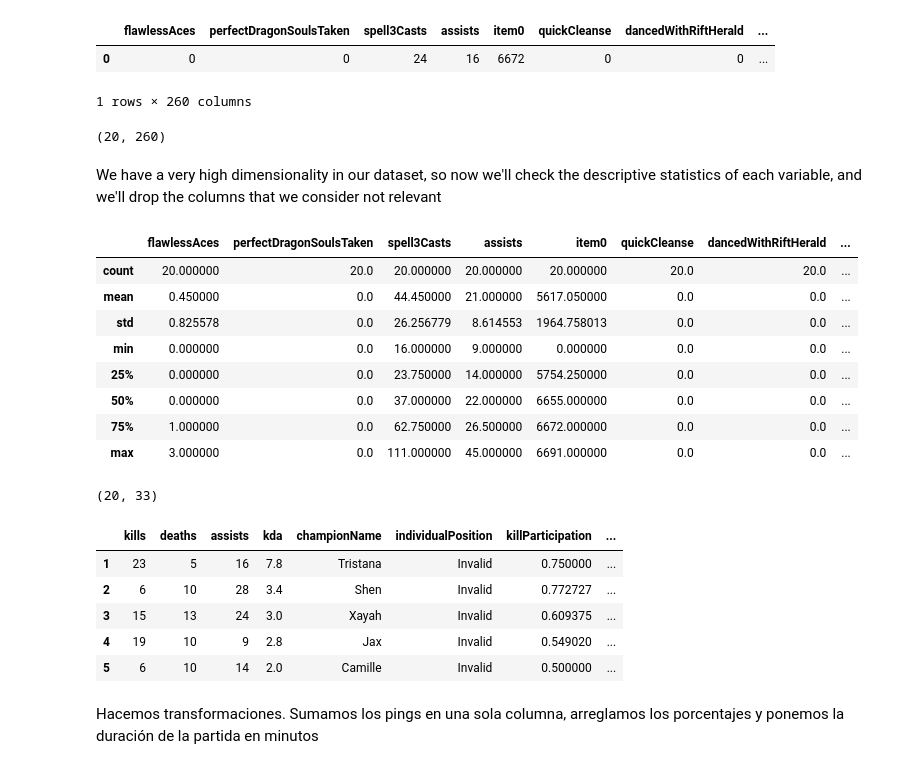
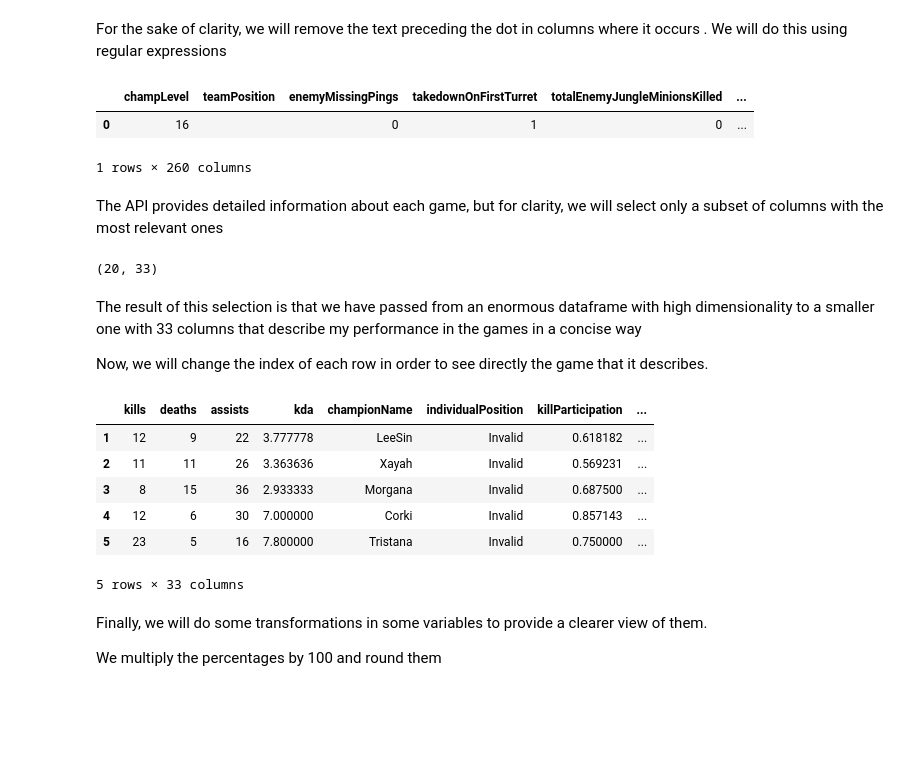
Before and after one commit to K3nse1/LeagueOfLegendsETL, a Jupyter notebook: lol_etl.ipynb, the cells around one changed output. Cells and saved outputs as stored; diff of their text form; code cells hidden in the pictures; blank space fills up the shorter version.

Commit message:
needs review

```diff
--- a/lol_etl.ipynb
+++ b/lol_etl.ipynb
@@ -55,7 +78,4 @@ Cargamos una lista con DF a partir de los CSV
 # %%
-list_df = []
-
 for i in range(len(game_id)):
-    list_df.append((pd.read_csv('games\\game' + str (i+1) + '.csv')))
     print (list_df[i].shape)
 # %% [output]
@@ -84,4 +104,8 @@ No tienen las mismas columnas, de modo que vamos a quedarnos únicamente con las
 # %%
 common_columns = list(set.intersection(*(set(df.columns) for df in list_df)))
-common_columns[0:10] #Vemos algunas
+
+game_history = pd.concat(list_df)
+game_history = game_history [common_columns]
+
+game_history.shape
 # %% [output]
@@ -113,3 +125,5 @@ Eliminamos las palabras previas al punto
+# %% [markdown]
+For the sake of clarity, we will remove the text preceding the dot in columns where it occurs . We will do this using regular expressions
 # %%
 def remove_dot (string):
     pattern = r'.*?\.(.*)'
@@ -119,35 +133,27 @@ def remove_dot (string):
     else:
         return string
 # %%
-df_columns = list(df_joined.columns)
+df_columns = list(game_history.columns)
 
 for i,j in enumerate(df_columns):
     df_columns[i] = remove_dot(j)
 
-df_joined.columns = df_columns
+game_history.columns = df_columns
 
-df_joined.head(1)
+game_history.head(1)
 # %% [output]
-|  | flawlessAces | perfectDragonSoulsTaken | spell3Casts | assists | item0 | quickCleanse | dancedWithRiftHerald | ... |
-| 0 | 0 | 0 | 24 | 16 | 6672 | 0 | 0 | ... |
+|  | champLevel | teamPosition | enemyMissingPings | takedownOnFirstTurret | totalEnemyJungleMinionsKilled | ... |
+| 0 | 16 |  | 0 | 1 | 0 | ... |
 1 rows × 260 columns
+# %% [markdown]
+The API provides detailed information about each game, but for clarity, we will select only a subset of columns with the most relevant ones
+# %%
+game_history = game_history [['kills', 'deaths', 'assists', 'kda', 'championName', 'individualPosition', 'killParticipation', 'summoner1Casts', 'summoner2Casts',
+                       'largestMultiKill', 'totalDamageDealtToChampions', 'teamDamagePercentage', 'totalDamageTaken', 'damageTakenOnTeamPercentage',
+                       'largestKillingSpree', 'allInPings', 'assistMePings', 'baitPings',
+                       'basicPings', 'commandPings', 'dangerPings', 'enemyVisionPings', 'getBackPings', 'visionClearedPings', 'holdPings', 'needVisionPings',
+                       'onMyWayPings', 'gameLength', 'goldEarned', 'goldPerMinute', 'wardsPlaced', 'wardsKilled', 'win']]
 # %%
-df_joined.shape
+game_history.shape
 # %% [output]
-(20, 260)
+(20, 33)
-# %% [markdown]
-We have a very high dimensionality in our dataset, so now we'll check the descriptive statistics of each variable, and we'll drop the columns that we consider not relevant
-# %%
-# display(common_rows)
-pd.set_option('display.max_columns', None) #Quitamos el límite de columnas para poder ver todas y evaluar cuáles son importantes
-display(df_joined.describe())
-# %% [output]
-|  | flawlessAces | perfectDragonSoulsTaken | spell3Casts | assists | item0 | quickCleanse | dancedWithRiftHerald | ... |
-| count | 20.000000 | 20.0 | 20.000000 | 20.000000 | 20.000000 | 20.0 | 20.0 | ... |
-| mean | 0.450000 | 0.0 | 44.450000 | 21.000000 | 5617.050000 | 0.0 | 0.0 | ... |
-| std | 0.825578 | 0.0 | 26.256779 | 8.614553 | 1964.758013 | 0.0 | 0.0 | ... |
-| min | 0.000000 | 0.0 | 16.000000 | 9.000000 | 0.000000 | 0.0 | 0.0 | ... |
-| 25% | 0.000000 | 0.0 | 23.750000 | 14.000000 | 5754.250000 | 0.0 | 0.0 | ... |
-| 50% | 0.000000 | 0.0 | 37.000000 | 22.000000 | 6655.000000 | 0.0 | 0.0 | ... |
-| 75% | 1.000000 | 0.0 | 62.750000 | 26.500000 | 6672.000000 | 0.0 | 0.0 | ... |
-| max | 3.000000 | 0.0 | 111.000000 | 45.000000 | 6691.000000 | 0.0 | 0.0 | ... |
@@ -160,21 +160,24 @@ df_joined = df_joined [['kills', 'deaths', 'assists', 'kda', 'championName', 'in
-# %%
-df_joined.shape
-# %% [output]
-(20, 33)
+# %% [markdown]
+The result of this selection is that we have passed from an enormous dataframe with high dimensionality to a smaller one with 33 columns that describe my performance in the games in a concise way
+
+Now, we will change the index of each row in order to see directly the game that it describes.
 # %%
-df_joined.reset_index(drop=True, inplace=True)
-df_joined.index += 1
+game_history.reset_index(drop=True, inplace=True)
+game_history.index += 1
 
-df_joined.head()
+game_history.head()
 # %% [output]
 |  | kills | deaths | assists | kda | championName | individualPosition | killParticipation | ... |
-| 1 | 23 | 5 | 16 | 7.8 | Tristana | Invalid | 0.750000 | ... |
-| 2 | 6 | 10 | 28 | 3.4 | Shen | Invalid | 0.772727 | ... |
-| 3 | 15 | 13 | 24 | 3.0 | Xayah | Invalid | 0.609375 | ... |
-| 4 | 19 | 10 | 9 | 2.8 | Jax | Invalid | 0.549020 | ... |
-| 5 | 6 | 10 | 14 | 2.0 | Camille | Invalid | 0.500000 | ... |
+| 1 | 12 | 9 | 22 | 3.777778 | LeeSin | Invalid | 0.618182 | ... |
+| 2 | 11 | 11 | 26 | 3.363636 | Xayah | Invalid | 0.569231 | ... |
+| 3 | 8 | 15 | 36 | 2.933333 | Morgana | Invalid | 0.687500 | ... |
+| 4 | 12 | 6 | 30 | 7.000000 | Corki | Invalid | 0.857143 | ... |
+| 5 | 23 | 5 | 16 | 7.800000 | Tristana | Invalid | 0.750000 | ... |
+5 rows × 33 columns
-# %% [markdown]
-Hacemos transformaciones. Sumamos los pings en una sola columna, arreglamos los porcentajes y ponemos la duración de la partida en minutos
+# %% [markdown]
+Finally, we will do some transformations in some variables to provide a clearer view of them.
+
+We multiply the percentages by 100 and round them
 # %%
 percentages = ['killParticipation','teamDamagePercentage', 'damageTakenOnTeamPercentage']
 
```
Also changed, not shown: parts of 39 cells of this notebook, 21 other files.
